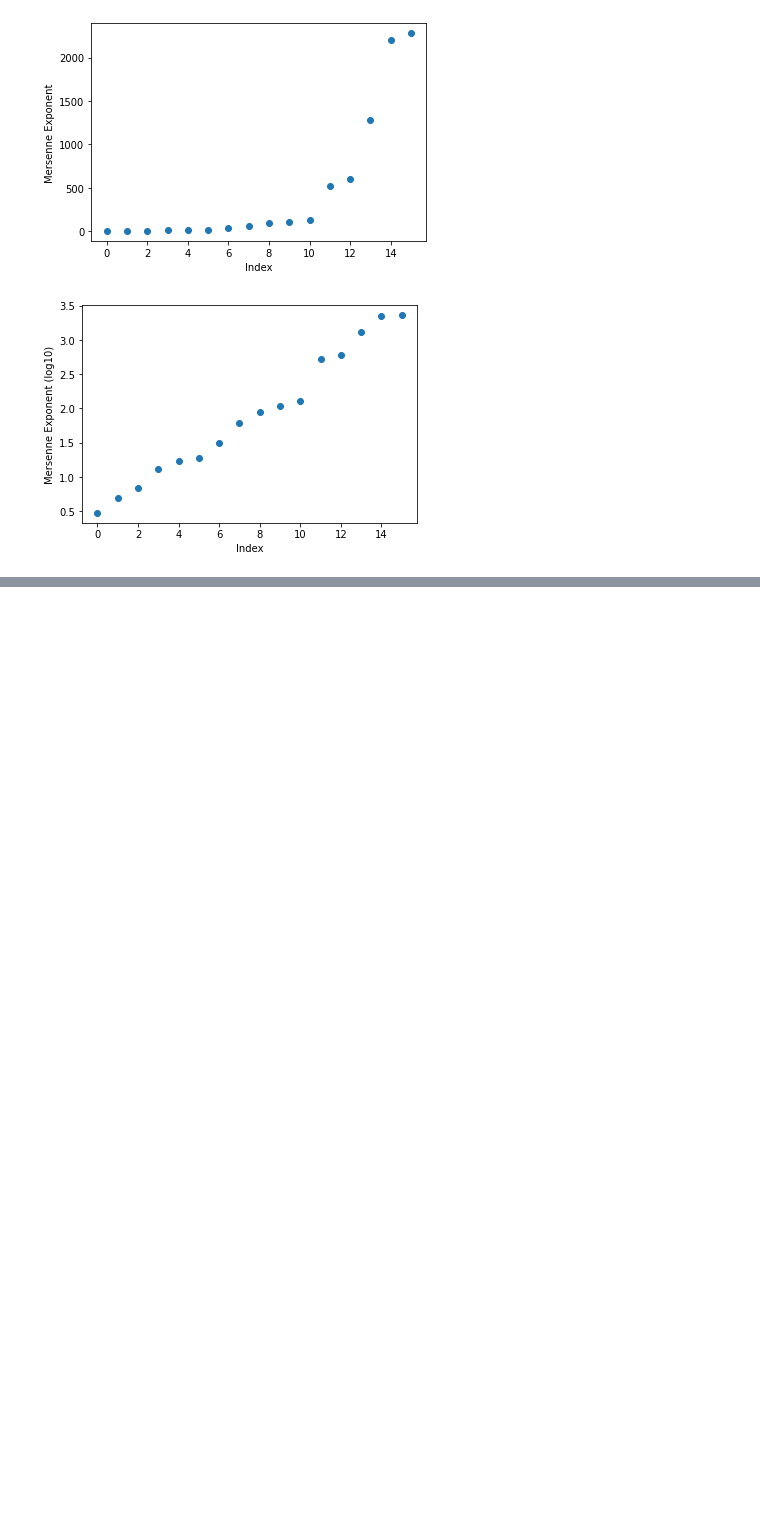
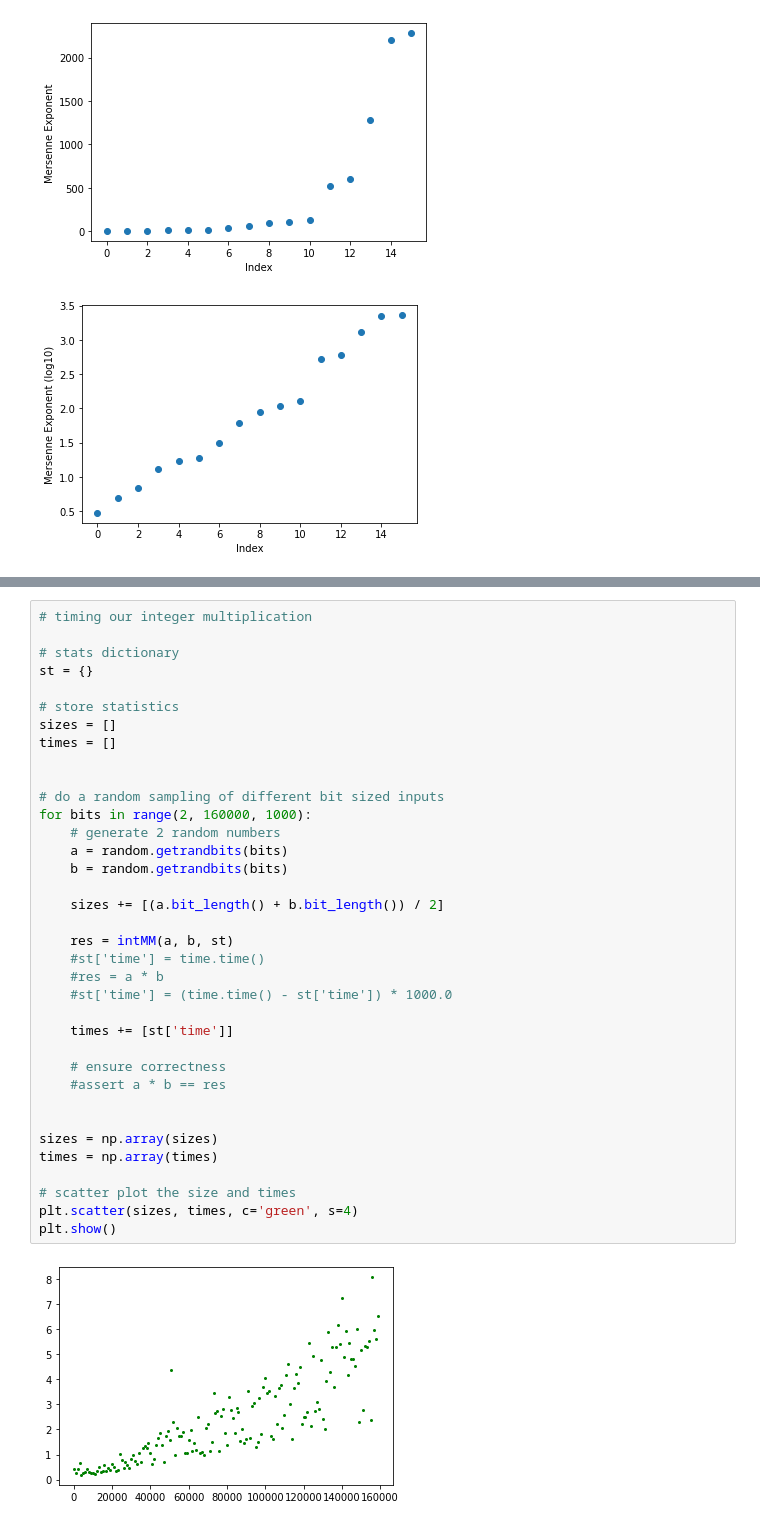
Before and after one commit to gcrois/QFastInteger, a Jupyter notebook: demo.ipynb, the cells around one changed output, grey strips where cells are left out. Drawn from its saved outputs; the diff is of its cells as text; blank space fills up the shorter version.

```diff
--- a/demo.ipynb
+++ b/demo.ipynb
@@ -114,0 +137,38 @@ plt.show()
+# %%
+# timing our integer multiplication
+
+# stats dictionary
+st = {}
+
+# store statistics
+sizes = []
+times = []
+
+
+# do a random sampling of different bit sized inputs
+for bits in range(2, 160000, 1000):
+    # generate 2 random numbers
+    a = random.getrandbits(bits)
+    b = random.getrandbits(bits)
+
+    sizes += [(a.bit_length() + b.bit_length()) / 2]
+
+    res = intMM(a, b, st)
+    #st['time'] = time.time()
+    #res = a * b
+    #st['time'] = (time.time() - st['time']) * 1000.0
+
+    times += [st['time']]
+
+    # ensure correctness
+    #assert a * b == res
+
+
+sizes = np.array(sizes)
+times = np.array(times)
+
+# scatter plot the size and times
+plt.scatter(sizes, times, c='green', s=4)
+plt.show()
+# %% [output]
+[figure, added]
```
Also changed, not shown: parts of 4 cells of this notebook, 2 other files.
